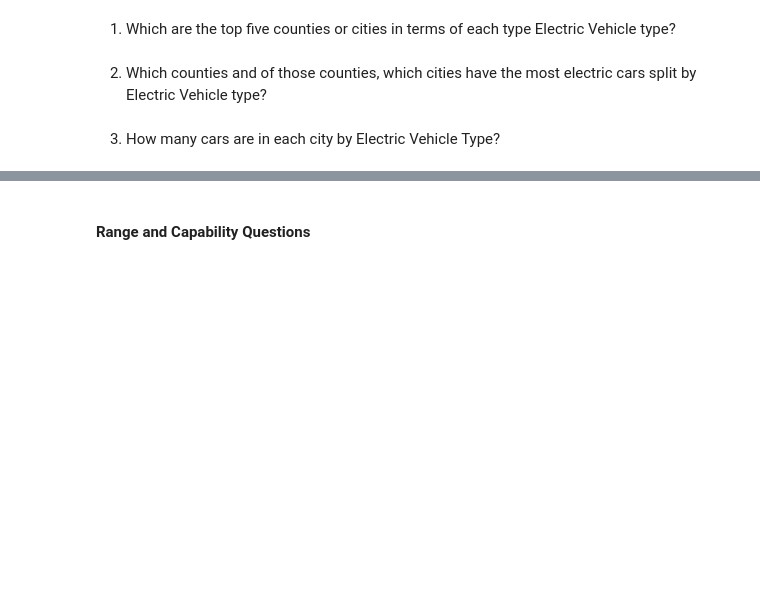
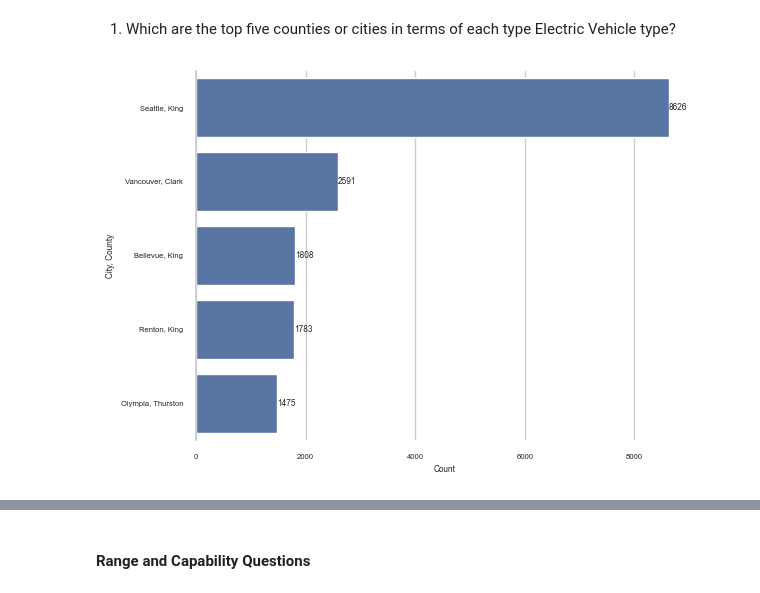
Before and after one commit to speer987/data-analysis-edtech, a Jupyter notebook: notebooks/03_insights_and_visualizations.ipynb, the cells around one changed output, grey strips where cells are left out. Cells and saved outputs as stored; diff of their text form; code cells hidden in the pictures; blank space fills up the shorter version.

```diff
--- a/notebooks/03_insights_and_visualizations.ipynb
+++ b/notebooks/03_insights_and_visualizations.ipynb
@@ -250,7 +287,19 @@ plt.show()
 ##### Segmentation Questions by Electric Vehicle Type
 # %% [markdown]
 1) Which are the top five counties or cities in terms of each type Electric Vehicle type?
-# %% [markdown]
-2) Which counties and of those counties, which cities have the most electric cars split by Electric Vehicle type?
-# %% [markdown]
-3) How many cars are in each city by Electric Vehicle Type?
+# %%
+pop_city = duckdb.sql("""
+                    SELECT City, County, COUNT(*) AS Count from df
+                    WHERE "Electric Vehicle Type" LIKE '%PHEV%'
+                    GROUP BY City, County
+                    ORDER BY Count DESC
+                    LIMIT 5
+                    """).df()
+pop_city["City, County"] = pop_city["City"] + ", " + pop_city["County"]
+plot = sns.barplot(pop_city, x="Count", y="City, County")
+for container in plot.containers:
+    plot.bar_label(container)
+sns.despine(bottom=True)
+plt.show()
+# %% [output]
+[figure, added]
```
Also changed, not shown: parts of 12 cells of this notebook.
